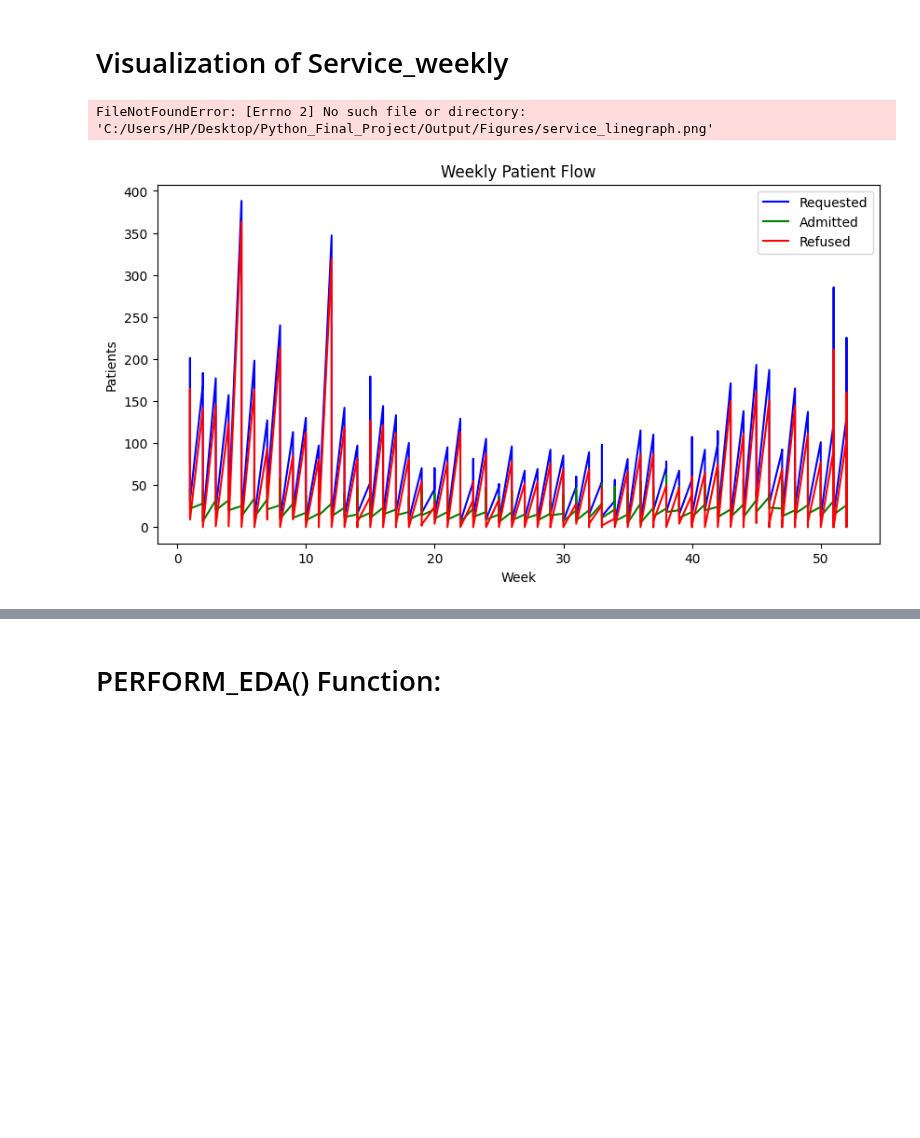
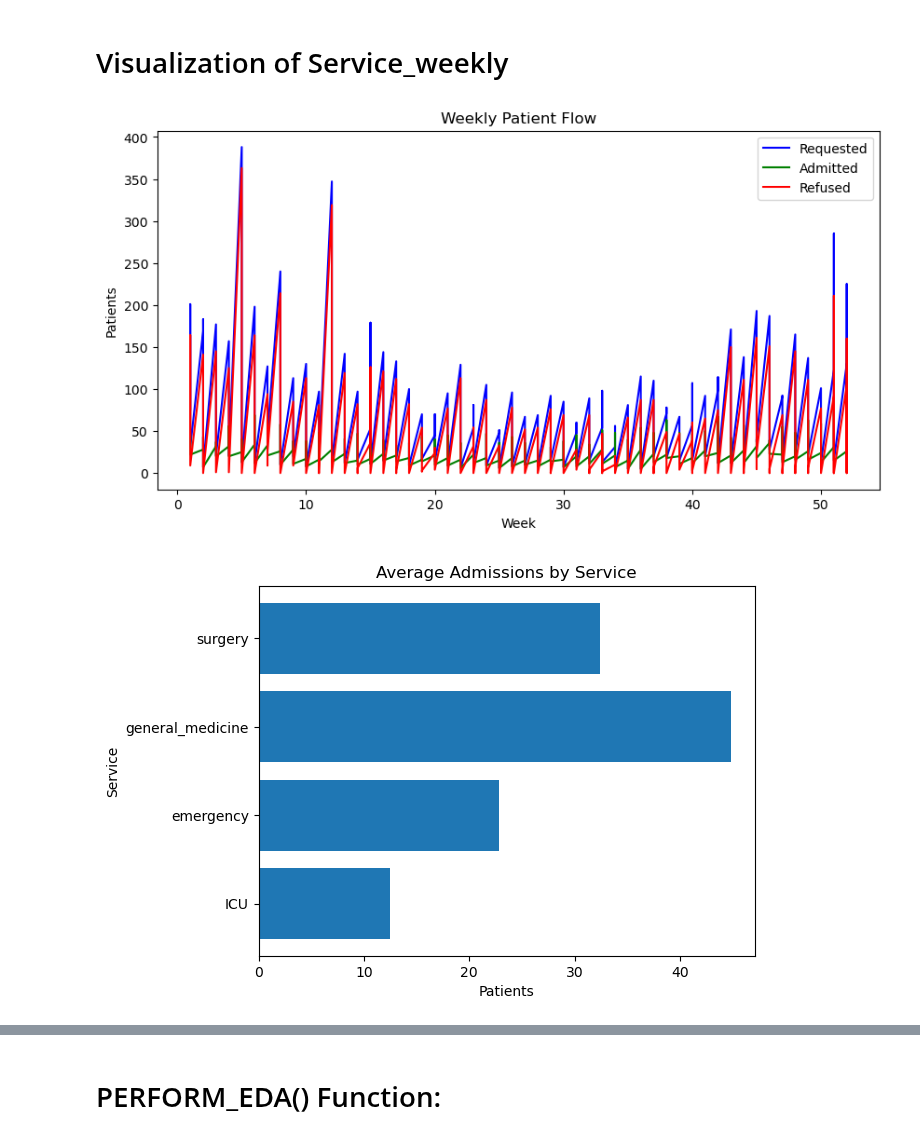
Before and after one commit to Esha-Mirza/Hospital-Bed-Management-Staff-and-Patient-Analysis, a Jupyter notebook: Notebook/Hospitalbook.ipynb, the cells around one changed output, grey strips where cells are left out. Drawn from its saved outputs; the diff is of its cells as text; code cells hidden in the pictures; blank space fills up the shorter version.

Commit message:
Added Service_bed_util() of Service class

```diff
--- a/Notebook/Hospitalbook.ipynb
+++ b/Notebook/Hospitalbook.ipynb
@@ -704,32 +709,66 @@ Total beds: 4420
 #   plot_refusal_rate():
         # 1. Calculate: refusal_rate = patients_refused / patients_request
         # 2. Create horizontal bar chart:
         # Y-axis: Service names
         # X-axis: Refusal rate (%)
         # Color: Red for high refusal, Green for low
         # 3. Title: "Patient Refusal Rate by Service"
         # 4. Save to: outputs/figures/refusal_rate.png
 
 class ServiceAnalytics():
         def __init__(self):
                 pass
         def plot_patient_flow(self, service_data):
 
                 plt.figure(figsize=(10, 5))
 
                 plt.plot(service_data['week'], service_data['patients_request'], 'b-', label='Requested')
                 plt.plot(service_data['week'], service_data['patients_admitted'], 'g-', label='Admitted')
                 plt.plot(service_data['week'], service_data['patients_refused'], 'r-', label='Refused')
 
                 plt.title('Weekly Patient Flow')
                 plt.xlabel('Week')
                 plt.ylabel('Patients')
                 plt.legend()
 
-                plt.savefig('C:/Users/HP/Desktop/Python_Final_Project/Output/Figures/service_linegraph.png')
+                #plt.savefig('C:/Users/HP/Desktop/Python_Final_Project/Output/Figures/service_linegraph.png')
                 plt.show()
+#---------------------------------------------------------------------------------------------------------------------------------------------------------------
+        def plot_service_comparison(self, service_data):
+
+                avg_admissions = service_data.groupby('service')['patients_admitted'].mean()
+
+                plt.barh(list(avg_admissions.index), list(avg_admissions.values))
+
+                plt.title('Average Admissions by Service')
+                plt.xlabel('Patients')
+                plt.ylabel('Service')
+                #plt.savefig('C:/Users/HP/Desktop/Python_Final_Project/Output/Figures/service_hori_barchart.png')
+                plt.show()
+#--------------------------------------------------------------------------------------------------------------------------------------------------------------
+        def plot_bed_utilization(self, service_data):
+                util_data = {}
+
+                for service in service_data['service'].unique():
+                        service_df = service_data[service_data['service'] == service]
+                        total_beds = service_df['available_beds'].sum()
+                        total_patients = service_df['patients_admitted'].sum()
+                        utilization = (total_patients / total_beds) * 100
+                        util_data[service] = utilization
+
+                plt.figure(figsize=(8, 5))
+                plt.bar(util_data.keys(), util_data.values(), color='blue')
+
+                plt.title('Bed Utilization by Service')
+                plt.xlabel('Service')
+                plt.ylabel('Utilization %')
+                #plt.savefig('C:/Users/HP/Desktop/Python_Final_Project/Output/Figures/service_ver_bar.png')
+                plt.show()
+#---------------------------------------------------------------------------------------------------------------------------------------------------------------
 analyzer_service=ServiceAnalytics()
 linegraph=analyzer_service.plot_patient_flow(service_weekly_df)
+hori_barchart=analyzer_service.plot_service_comparison(service_weekly_df)
+ver_barchart=analyzer_service.plot_bed_utilization(service_weekly_df)
 # %% [output]
-FileNotFoundError: [Errno 2] No such file or directory: 'C:/Users/HP/Desktop/Python_Final_Project/Output/Figures/service_linegraph.png'
 [figure]
+[figure, added]
```
Also changed, not shown: parts of 5 cells of this notebook, 1 other file.
